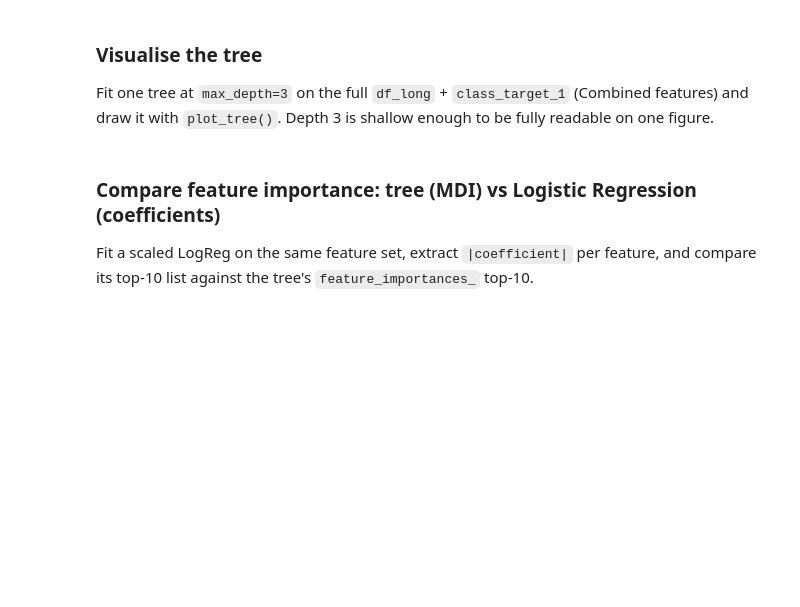
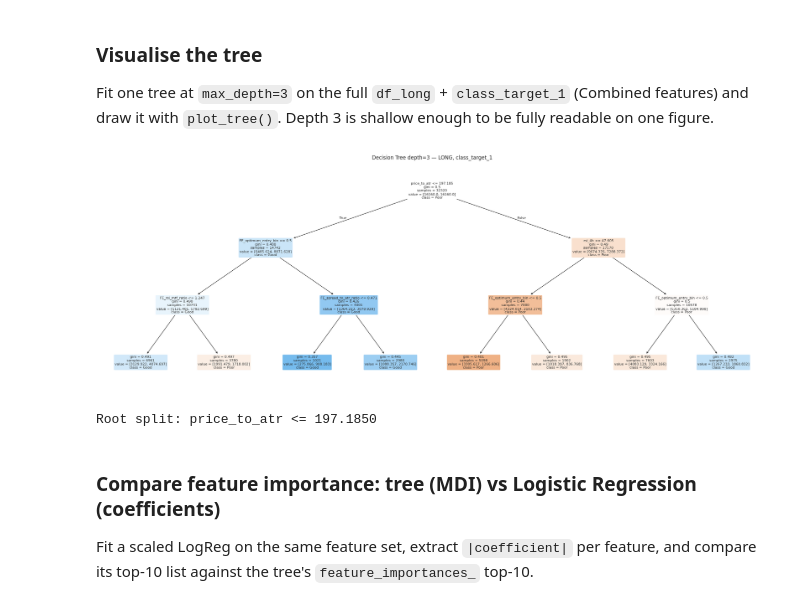
Before and after one commit to Jeshurun-B/EMA-optimizer-pipeline-v2, a Jupyter notebook: coolab_notebooks/week4_decision_trees_original.ipynb, the cells around one changed output. Cells and saved outputs as stored; diff of their text form; code cells hidden in the pictures; blank space fills up the shorter version.

```diff
--- a/coolab_notebooks/week4_decision_trees_original.ipynb
+++ b/coolab_notebooks/week4_decision_trees_original.ipynb
@@ -907,31 +963,67 @@ Fit one tree at `max_depth=3` on the full `df_long` + `class_target_1` (Combined
 # %%
 # ============================================================
 # TODO: Visualise a depth-3 tree
+
+
 # ============================================================
+
 feat_viz = [f for f in FEATURES_COMBINED if f in df_long.columns]
 
+
+
 # TODO: prepare Xv, yv:
+
 #   df_v = df_long[feat_viz + ['class_target_1']].replace([np.inf,-np.inf], np.nan).dropna()
+
+df_v = df_long[feat_viz + ['class_target_1']].replace([np.inf,-np.inf], np.nan).dropna()
+
 #   Xv, yv = df_v[feat_viz].values, df_v['class_target_1'].values
 
+Xv, yv = df_v[feat_viz].to_numpy(), df_v['class_target_1'].to_numpy()
+
+
+
 # TODO: fit dt_viz = DecisionTreeClassifier(max_depth=3, class_weight='balanced',
+
 #                                            criterion='gini', random_state=42)
+
 #       on (Xv, yv)
 
+dt_viz = DecisionTreeClassifier(max_depth=3, class_weight='balanced',
+
+                                           criterion='gini', random_state=42)
+
+dt_viz.fit(Xv,yv)
+
 # TODO: plot it:
-#   fig, ax = plt.subplots(figsize=(22, 8))
-#   plot_tree(dt_viz, feature_names=feat_viz, class_names=['Poor','Good'],
-#             filled=True, rounded=True, fontsize=8, ax=ax)
-#   ax.set_title('Decision Tree depth=3 — LONG, class_target_1')
-#   plt.tight_layout(); plt.show()
+
+fig, ax = plt.subplots(figsize=(22, 8))
+
+plot_tree(dt_viz, feature_names=feat_viz, class_names=['Poor','Good'],
+
+          filled=True, rounded=True, fontsize=8, ax=ax)
+
+ax.set_title('Decision Tree depth=3 — LONG, class_target_1')
+
+plt.tight_layout(); plt.show()
+
+
 
 # TODO: print the root node's feature and threshold:
-#   root_feat = feat_viz[dt_viz.tree_.feature[0]]
-#   root_thresh = dt_viz.tree_.threshold[0]
-#   print(f'Root split: {root_feat} <= {root_thresh:.4f}')
+root_feat = feat_viz[dt_viz.tree_.feature[0]]
+
+root_thresh = dt_viz.tree_.threshold[0]
+
+print(f'Root split: {root_feat} <= {root_thresh:.4f}')
+
+
 
 # TODO answer in a comment: does the root split make trading sense to you?
-#   Is it a feature you would have guessed mattered most?
+
+#   Is it a feature you would have guessed mattered most
+# %% [output]
+[figure, added]
+Root split: price_to_atr <= 197.1850
 # %% [markdown]
 ### Compare feature importance: tree (MDI) vs Logistic Regression (coefficients)
 
```
Also changed, not shown: parts of 8 cells of this notebook.
